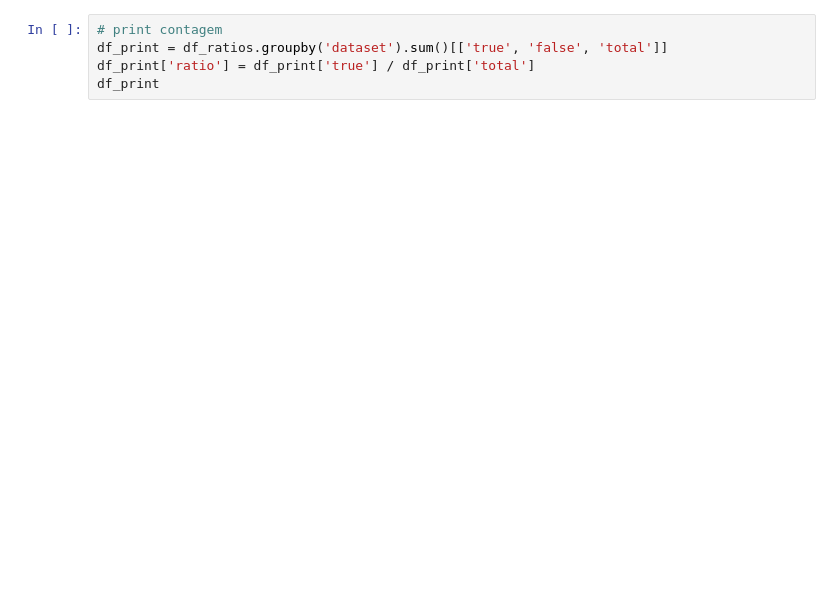
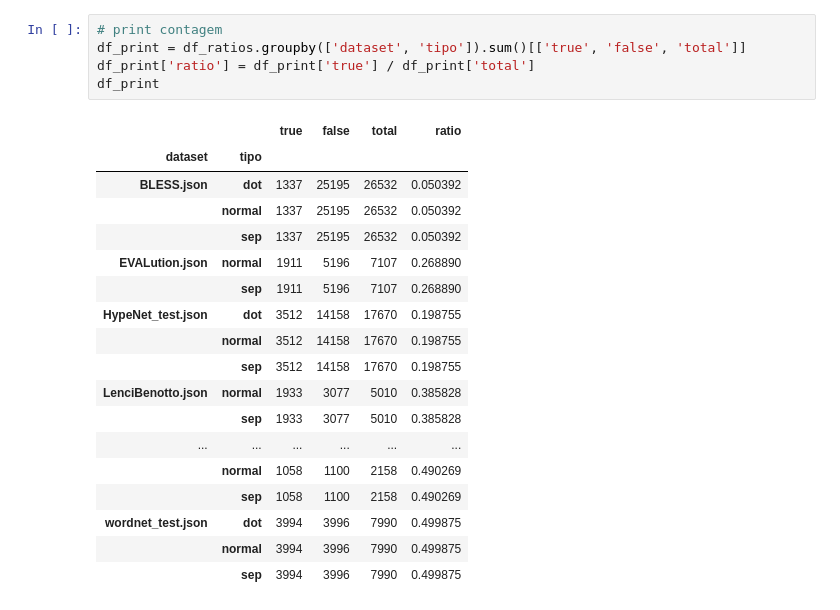
Before and after one commit to eraldoluis/hyper_bert, a Jupyter notebook: nb/english/datasets_dot_sep_normal.ipynb, the cells around one changed output. Cells and saved outputs as stored; diff of their text form; blank space fills up the shorter version.

```diff
--- a/nb/english/datasets_dot_sep_normal.ipynb
+++ b/nb/english/datasets_dot_sep_normal.ipynb
@@ -197,5 +190,24 @@ _ = plt.xticks(rotation=75)
 # %%
 # print contagem
-df_print = df_ratios.groupby('dataset').sum()[['true', 'false', 'total']]
+df_print = df_ratios.groupby(['dataset', 'tipo']).sum()[['true', 'false', 'total']]
 df_print['ratio'] = df_print['true'] / df_print['total']
 df_print
+# %% [output]
+|  |  | true | false | total | ratio |
+| dataset | tipo |  |  |  |  |
+| BLESS.json | dot | 1337 | 25195 | 26532 | 0.050392 |
+|  | normal | 1337 | 25195 | 26532 | 0.050392 |
+|  | sep | 1337 | 25195 | 26532 | 0.050392 |
+| EVALution.json | normal | 1911 | 5196 | 7107 | 0.268890 |
+|  | sep | 1911 | 5196 | 7107 | 0.268890 |
+| HypeNet_test.json | dot | 3512 | 14158 | 17670 | 0.198755 |
+|  | normal | 3512 | 14158 | 17670 | 0.198755 |
+|  | sep | 3512 | 14158 | 17670 | 0.198755 |
+| LenciBenotto.json | normal | 1933 | 3077 | 5010 | 0.385828 |
+|  | sep | 1933 | 3077 | 5010 | 0.385828 |
+| ... | ... | ... | ... | ... | ... |
+|  | normal | 1058 | 1100 | 2158 | 0.490269 |
+|  | sep | 1058 | 1100 | 2158 | 0.490269 |
+| wordnet_test.json | dot | 3994 | 3996 | 7990 | 0.499875 |
+|  | normal | 3994 | 3996 | 7990 | 0.499875 |
+|  | sep | 3994 | 3996 | 7990 | 0.499875 |
```
Also changed, not shown: parts of 7 cells of this notebook, 1 other file.
